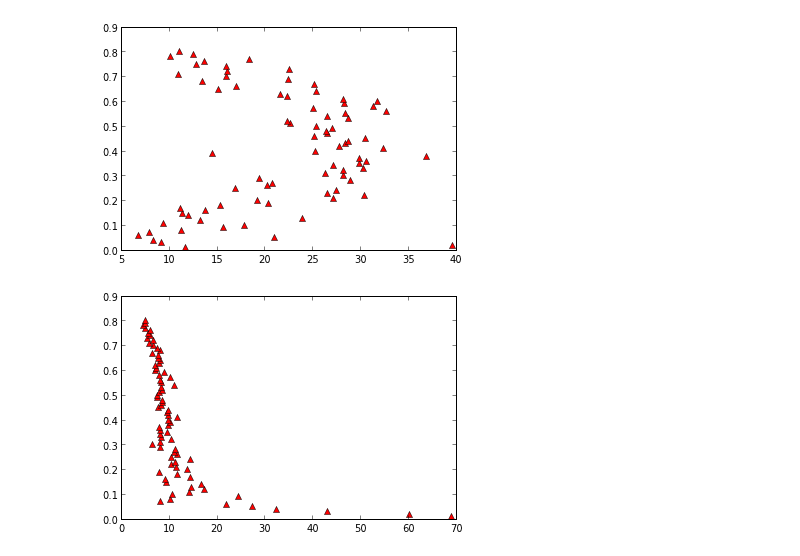
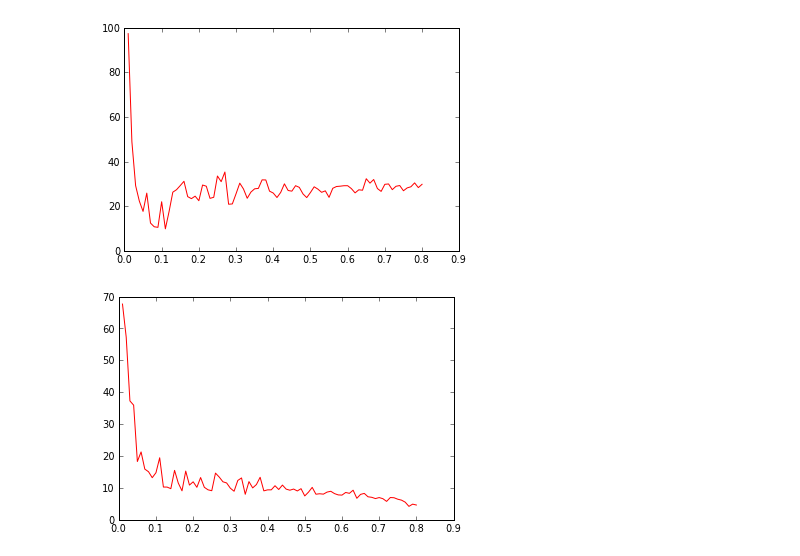
Before and after one commit to jeziegle/PHYS202-S13, a Jupyter notebook: Project/OneDimensionalTraffic.ipynb, the cells around one changed output. Saved outputs shown, nothing was run; the diff lists cells and outputs as text; code cells hidden in the pictures.

Commit message:
project and tues curve fie fitting

```diff
--- a/Project/OneDimensionalTraffic.ipynb
+++ b/Project/OneDimensionalTraffic.ipynb
@@ -30,21 +30,21 @@ def getGSTCA(road,v):
                     end=False
                     break
                 loc2+=1
-        if end:
-            for loc2 in range(L):
-                if road[loc2]!=0:
-                    g[road[loc1]-1]=L-loc1+loc2
-                    break
+            if end:
+                for loc2 in range(L):
+                    if road[loc2]!=0:
+                        g[road[loc1]-1]=L-loc1+loc2
+                        break
     return g
 
 def doStepSTCA(road,v,p,locs):
     newroad=zeros(road.shape,int)
     g = getGSTCA(road,v)
     for car in range(len(v)):
-        if v[car]>g[car]:
+        if v[car]>=g[car]:
             v[car] = g[car]
         elif v[car]<len(road):
-            v[car]+=1
+            v[car] += 1
         if v[car]>0:
             if numpy.random<(1./100.*p):
                 v[car]-=1
@@ -209,19 +209,19 @@ show()
 # %%
 cars = arange(1,81,1)
 road = zeros(len(cars),int)+100
 aveavevelS = zeros(len(cars),float)
 densityarrS = zeros(len(cars),float)
 for i in range(len(cars)):
     avevelS,densityS,currentS,posS = doSTCA(road[i],cars[i],.1,150)
     aveaveveliter = sum(avevelS)/len(avevelS)
     aveavevelS[i] = aveaveveliter
     densityarrS[i] = densityS
 
-plot(aveavevelS,densityarrS,'r^')
+plot(densityarrS,aveavevelS,'r-')
 show()
 #at medium density there is a max in the average velocity for the STCA method
 # %% [output]
-[figure, old version]
+[figure, new version]
 # %%
 cars = arange(1,81,1)
 road = zeros(len(cars),int)+100
@@ -233,8 +233,8 @@ for i in range(len(cars)):
     aveavevelA[i] = aveaveveliter
     densityarrA[i] = densityA
 
-plot(aveavevelA,densityarrA,'r^')
+plot(densityarrA,aveavevelA,'r-')
 show()
 #at low density there's a max in the average velocity for the ASEP model
 # %% [output]
-[figure, old version]
+[figure, new version]
```
Also changed, not shown: parts of 4 cells of this notebook, 5 other files.
